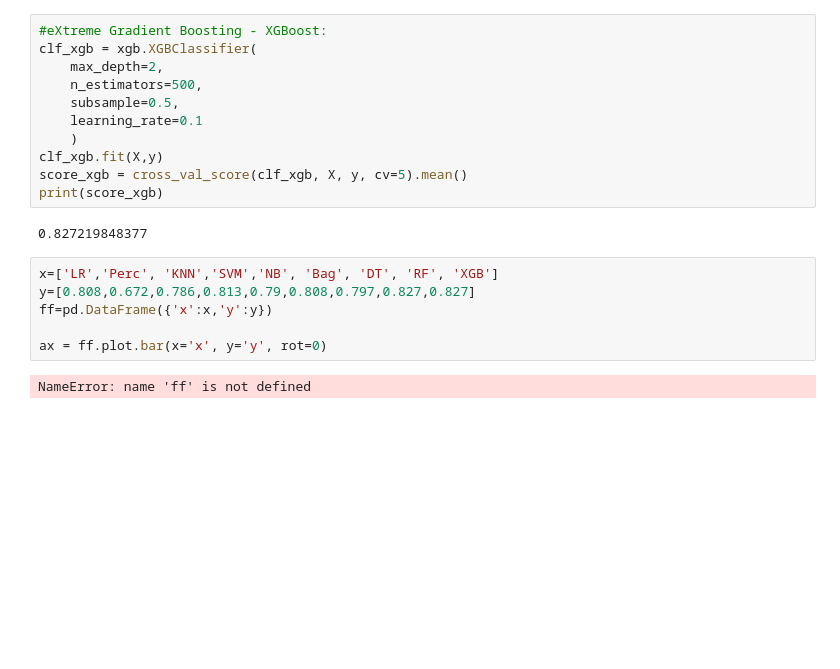
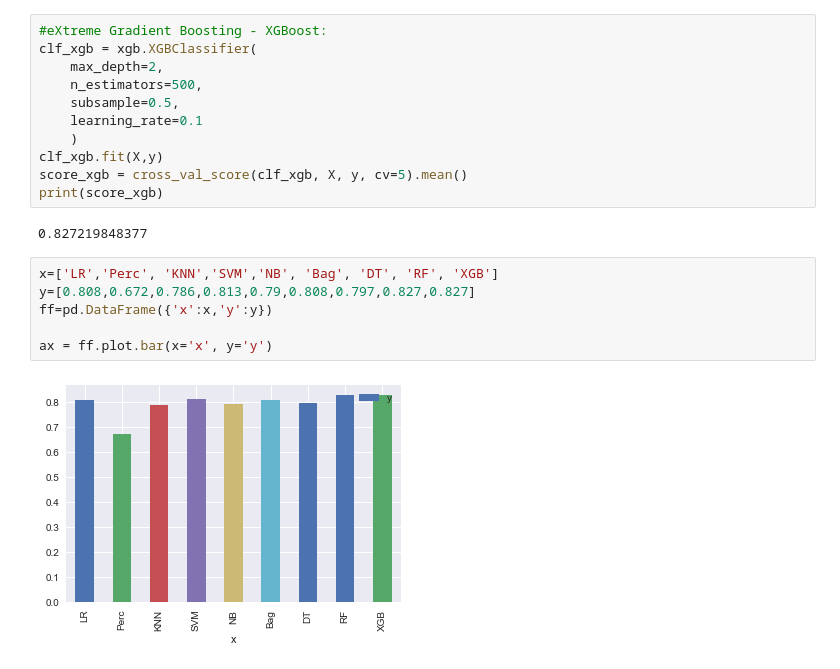
Before and after one commit to AyahSoufan/ML-BootCamp, a Jupyter notebook: Titanic_ML.ipynb, the cells around one changed output. Drawn from its saved outputs; the diff is of its cells as text; blank space fills up the shorter version.

```diff
--- a/Titanic_ML.ipynb
+++ b/Titanic_ML.ipynb
@@ -441,8 +437,8 @@ print(score_xgb)
 # %%
 x=['LR','Perc', 'KNN','SVM','NB', 'Bag', 'DT', 'RF', 'XGB']
 y=[0.808,0.672,0.786,0.813,0.79,0.808,0.797,0.827,0.827]
 ff=pd.DataFrame({'x':x,'y':y})
 
-ax = ff.plot.bar(x='x', y='y', rot=0)
+ax = ff.plot.bar(x='x', y='y')
 # %% [output]
-NameError: name 'ff' is not defined
+[figure, added]
```
Also changed, not shown: parts of 1 cell of this notebook.
